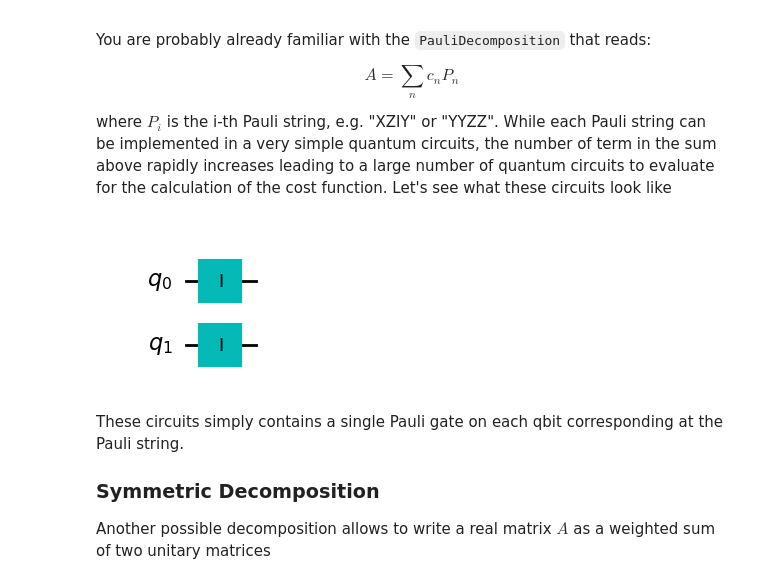
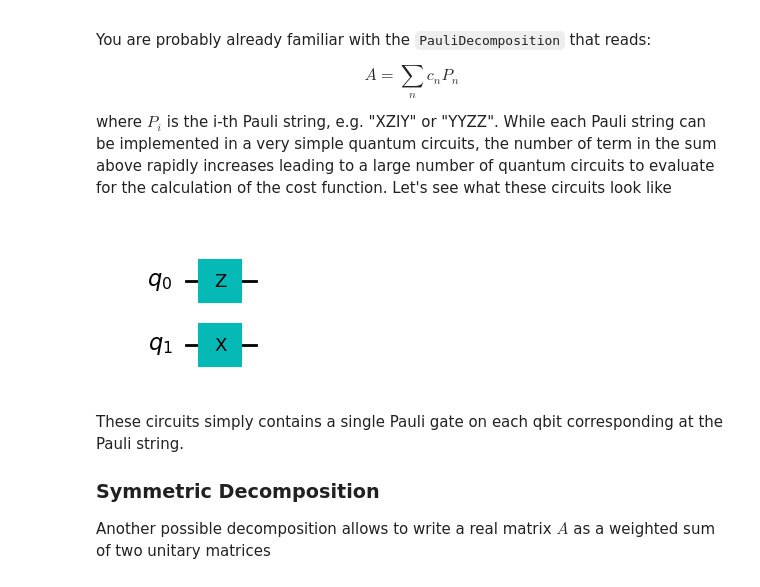
Before and after one commit to dmark04/vqls-prototype, a Jupyter notebook: docs/how_tos/04_how_to_control_options.ipynb, the cells around one changed output. Saved outputs shown, nothing was run; the diff lists cells and outputs as text; code cells hidden in the pictures.

```diff
--- a/docs/how_tos/04_how_to_control_options.ipynb
+++ b/docs/how_tos/04_how_to_control_options.ipynb
@@ -60,9 +60,9 @@ where $P_i$ is the i-th Pauli string, e.g. "XZIY" or "YYZZ". While each Pauli st
 # %%
 from vqls_prototype import PauliDecomposition
 pauli_decomposition = PauliDecomposition(A)
-pauli_decomposition.circuits[0].draw('mpl')
+pauli_decomposition.circuits[5].draw('mpl')
 # %% [output]
-[figure, old version]
+[figure, new version]
 # %% [markdown]
 These circuits simply contains a single Pauli gate on each qbit corresponding at the Pauli string.
 
```
Also changed, not shown: parts of 2 cells of this notebook, 7 other files.
